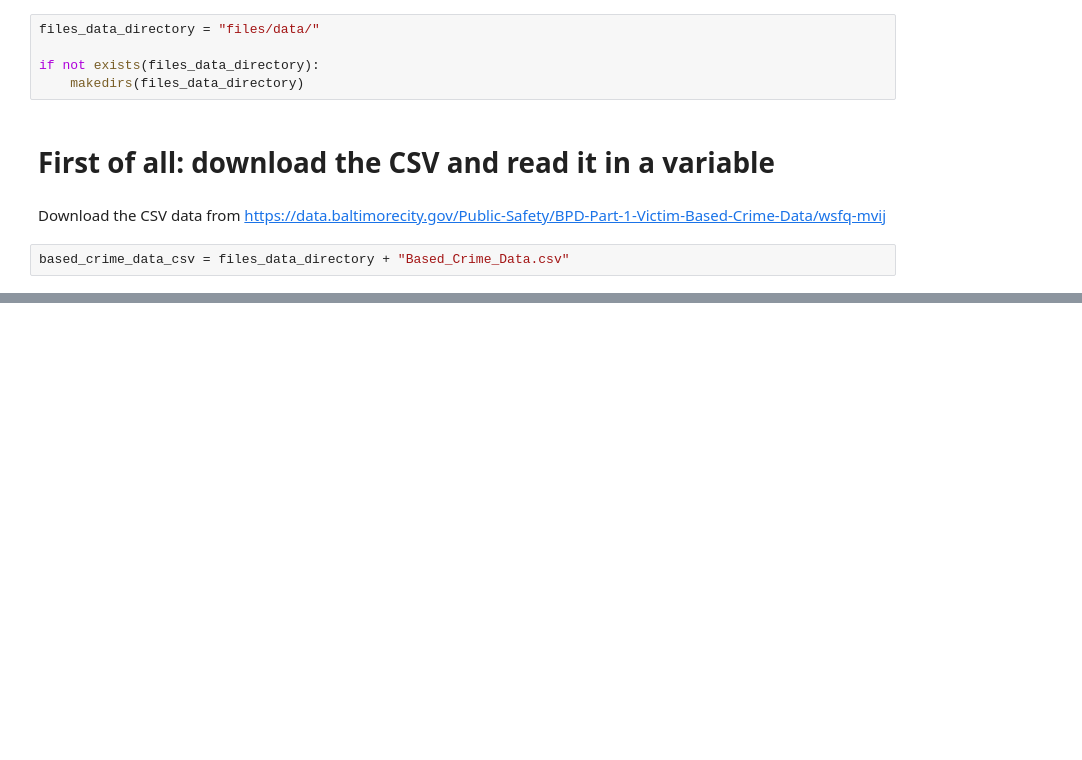
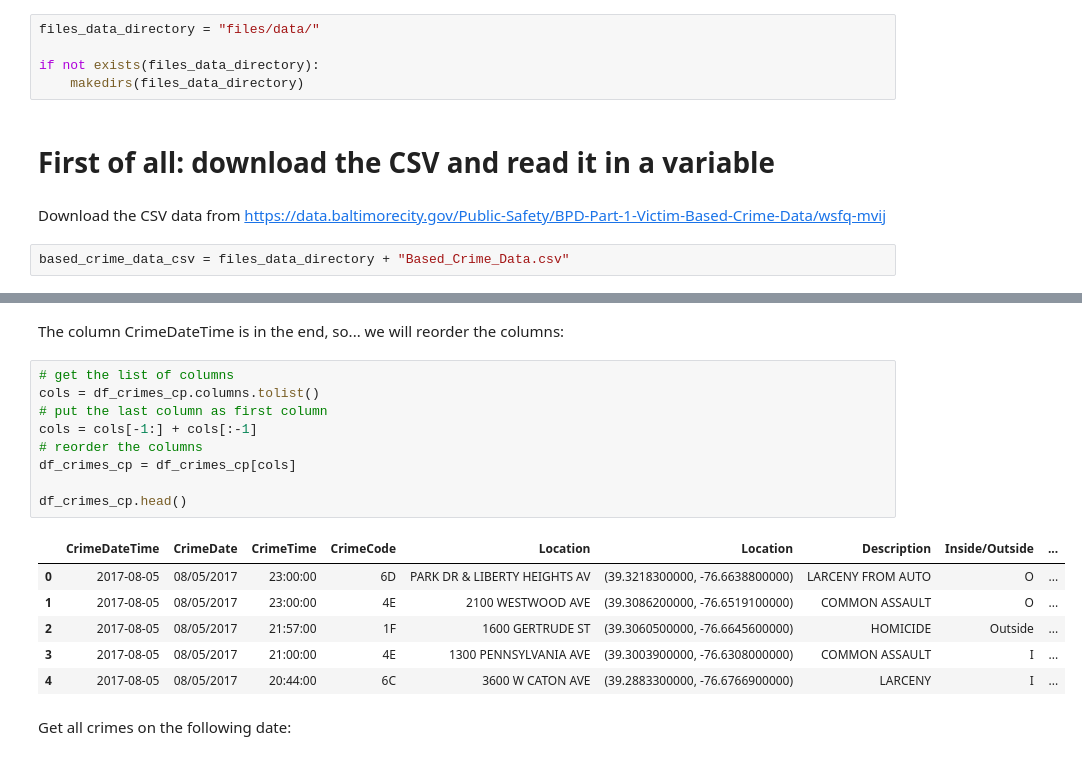
Before and after one commit to rmmariano/CAP386_intro_data_science, a Jupyter notebook: projeto/crimes_baltimore/crimes_baltimore.ipynb, the cells around one changed output, grey strips where cells are left out. Cells and saved outputs as stored; diff of their text form; blank space fills up the shorter version.

```diff
--- a/projeto/crimes_baltimore/crimes_baltimore.ipynb
+++ b/projeto/crimes_baltimore/crimes_baltimore.ipynb
@@ -84,0 +116,20 @@ print(df_crimes.head())
+# %% [markdown]
+The column CrimeDateTime is in the end, so... we will reorder the columns:
+# %%
+# get the list of columns
+cols = df_crimes_cp.columns.tolist()
+# put the last column as first column
+cols = cols[-1:] + cols[:-1]
+# reorder the columns
+df_crimes_cp = df_crimes_cp[cols]
+
+df_crimes_cp.head()
+# %% [output]
+|  | CrimeDateTime | CrimeDate | CrimeTime | CrimeCode | Location | Location | Description | Inside/Outside | ... |
+| 0 | 2017-08-05 | 08/05/2017 | 23:00:00 | 6D | PARK DR & LIBERTY HEIGHTS AV | (39.3218300000, -76.6638800000) | LARCENY FROM AUTO | O | ... |
+| 1 | 2017-08-05 | 08/05/2017 | 23:00:00 | 4E | 2100 WESTWOOD AVE | (39.3086200000, -76.6519100000) | COMMON ASSAULT | O | ... |
+| 2 | 2017-08-05 | 08/05/2017 | 21:57:00 | 1F | 1600 GERTRUDE ST | (39.3060500000, -76.6645600000) | HOMICIDE | Outside | ... |
+| 3 | 2017-08-05 | 08/05/2017 | 21:00:00 | 4E | 1300 PENNSYLVANIA AVE | (39.3003900000, -76.6308000000) | COMMON ASSAULT | I | ... |
+| 4 | 2017-08-05 | 08/05/2017 | 20:44:00 | 6C | 3600 W CATON AVE | (39.2883300000, -76.6766900000) | LARCENY | I | ... |
+# %% [markdown]
+Get all crimes on the following date:
```
Also changed, not shown: parts of 21 cells of this notebook.
